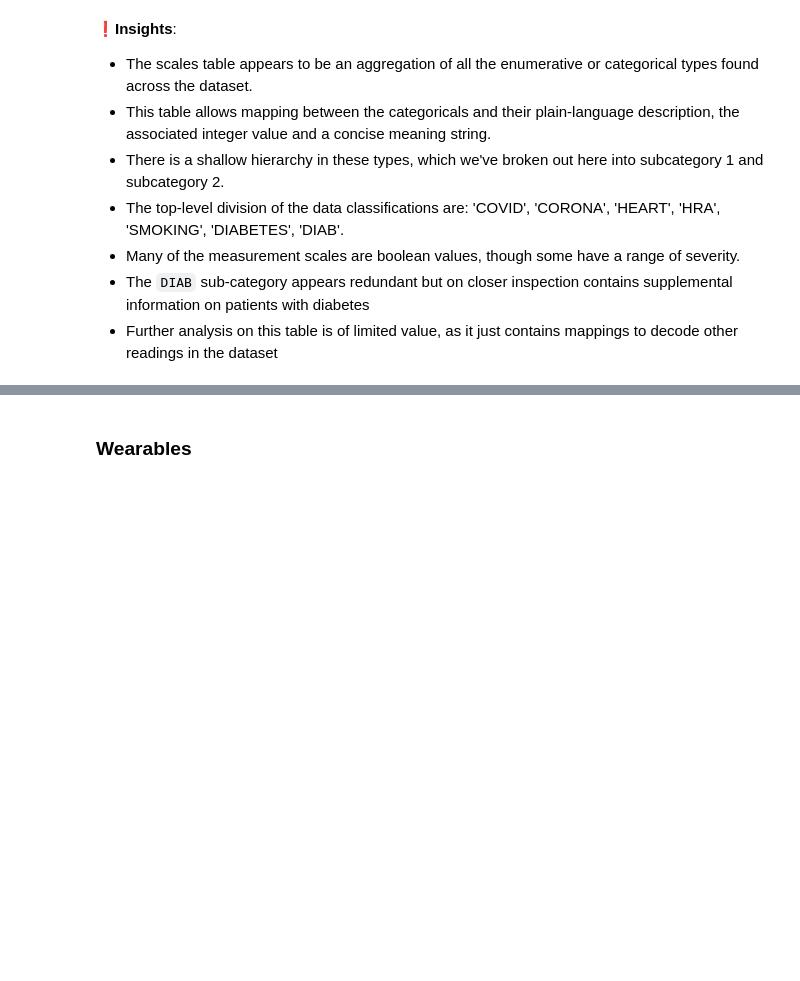
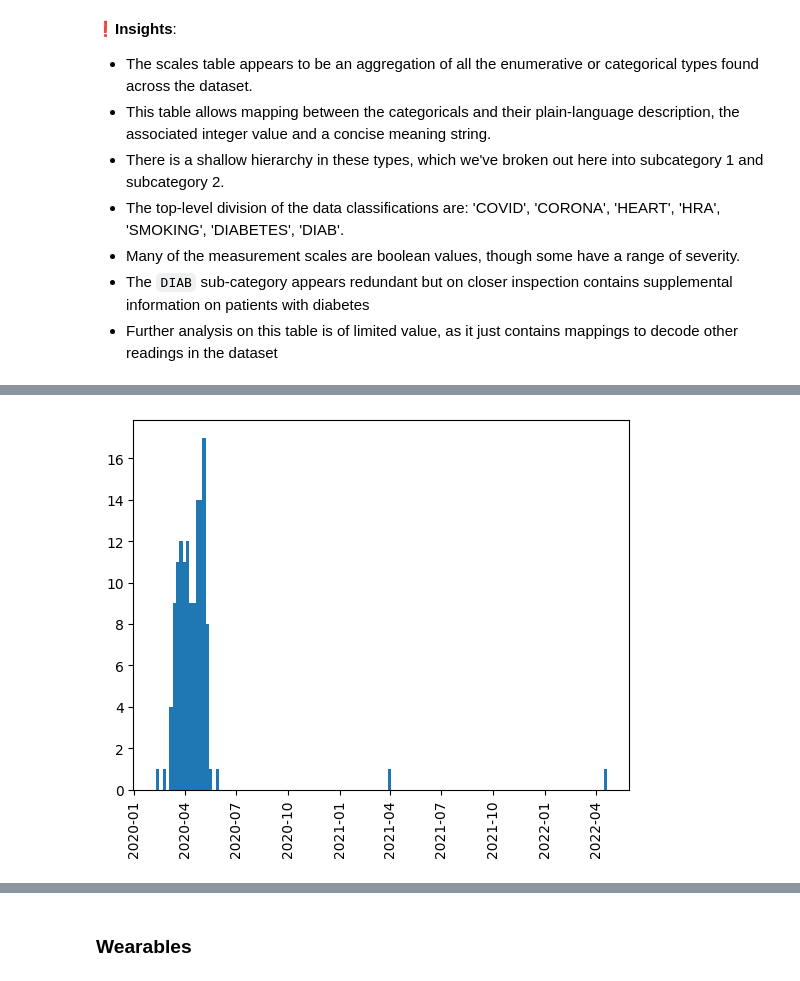
Before and after one commit to AIPI510/aipi510-fall24, a Jupyter notebook: ta4-trackstars.ipynb, the cells around one changed output, grey strips where cells are left out. Cells and saved outputs as stored; diff of their text form; code cells hidden in the pictures; blank space fills up the shorter version.

```diff
--- a/ta4-trackstars.ipynb
+++ b/ta4-trackstars.ipynb
@@ -222,0 +294,5 @@ dfs['weather'].describe()
+# %%
+_ = mpl.pyplot.hist(df['symptoms_onset'], bins=len(df), orientation='vertical')
+_ = mpl.pyplot.xticks(rotation=90, )
+# %% [output]
+[figure, added]
```
Also changed, not shown: parts of 29 cells of this notebook.
